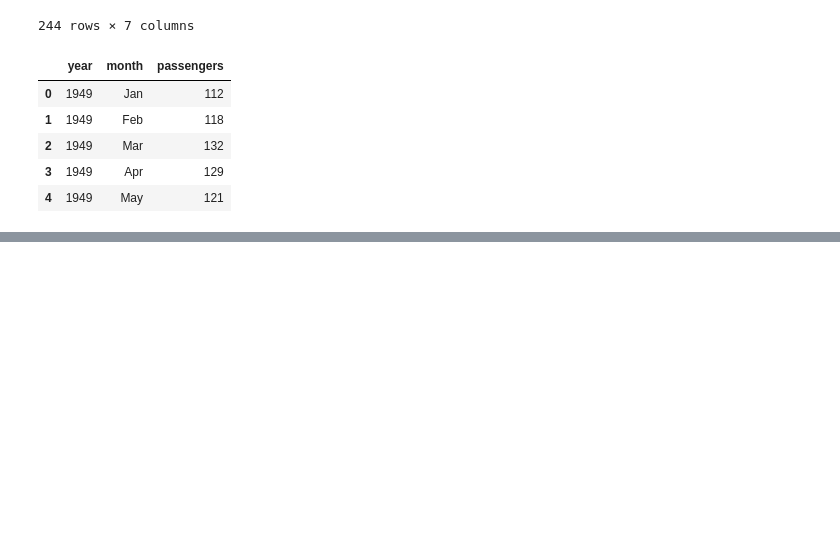
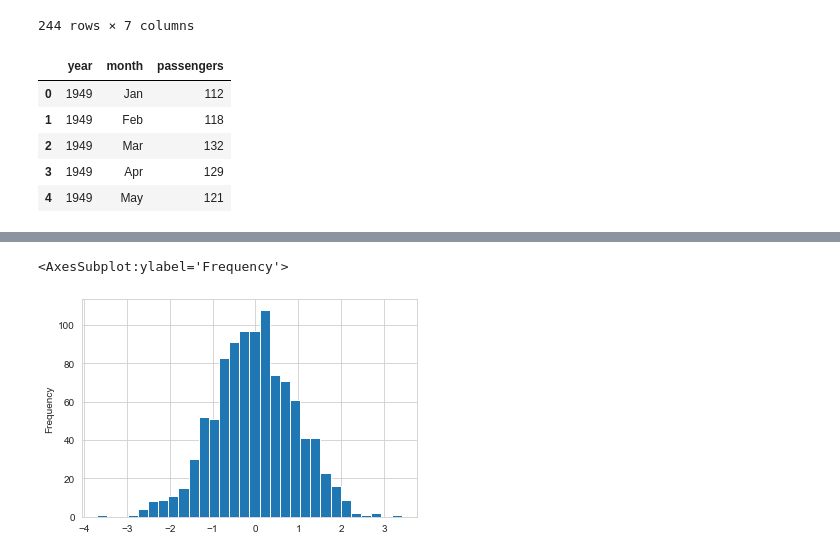
Before and after one commit to amir-nrfkn/U-PyForDS, a Jupyter notebook: code/visualizations_practice.ipynb, the cells around one changed output, grey strips where cells are left out. Saved outputs shown, nothing was run; the diff lists cells and outputs as text; code cells hidden in the pictures; blank space fills up the shorter version.

```diff
--- a/code/practice_file.ipynb
+++ b/code/visualizations_practice.ipynb
@@ -439,0 +502,5 @@ g.map(plt.scatter, 'total_bill', 'tip')
+# %%
+df1['A'].plot(kind='hist', bins=30)
+# %% [output]
+<AxesSubplot:ylabel='Frequency'>
+[figure, added]
```
Also changed, not shown: parts of 60 cells of this notebook, 3 other files.
